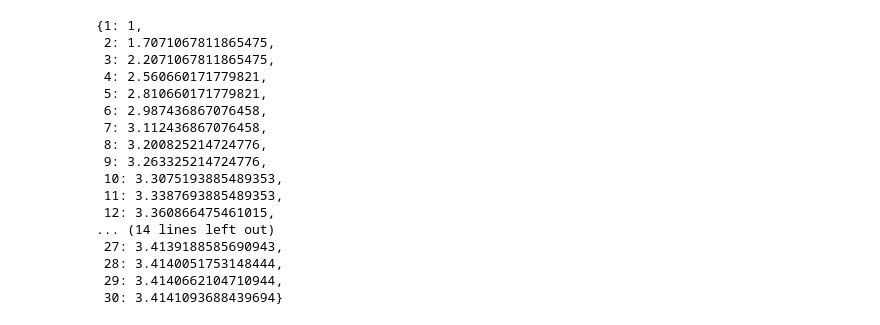
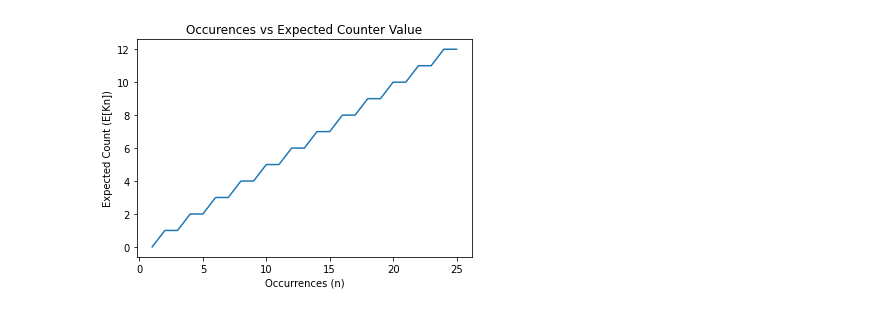
Before and after one commit to prablordeppey/Advanced-Algorithm, a Jupyter notebook: probability_counter/notebook/ApproximateCounting.ipynb, the cells around one changed output. Cells and saved outputs as stored; diff of their text form; code cells hidden in the pictures.

```diff
--- a/probability_counter/notebook/ApproximateCounting.ipynb
+++ b/probability_counter/notebook/ApproximateCounting.ipynb
@@ -497,20 +452,4 @@ EC.DecreasingProb(total_no_events=30)
 # %%
-EC.expected_counts
+EC.FixedProbExpectedCount()
 # %% [output]
-{1: 1,
- 2: 1.7071067811865475,
- 3: 2.2071067811865475,
- 4: 2.560660171779821,
- 5: 2.810660171779821,
- 6: 2.987436867076458,
- 7: 3.112436867076458,
- 8: 3.200825214724776,
- 9: 3.263325214724776,
- 10: 3.3075193885489353,
- 11: 3.3387693885489353,
- 12: 3.360866475461015,
-... (14 lines left out)
- 27: 3.4139188585690943,
- 28: 3.4140051753148444,
- 29: 3.4140662104710944,
- 30: 3.4141093688439694}
+[figure, added]
```
Also changed, not shown: parts of 12 cells of this notebook, 19 other files.
